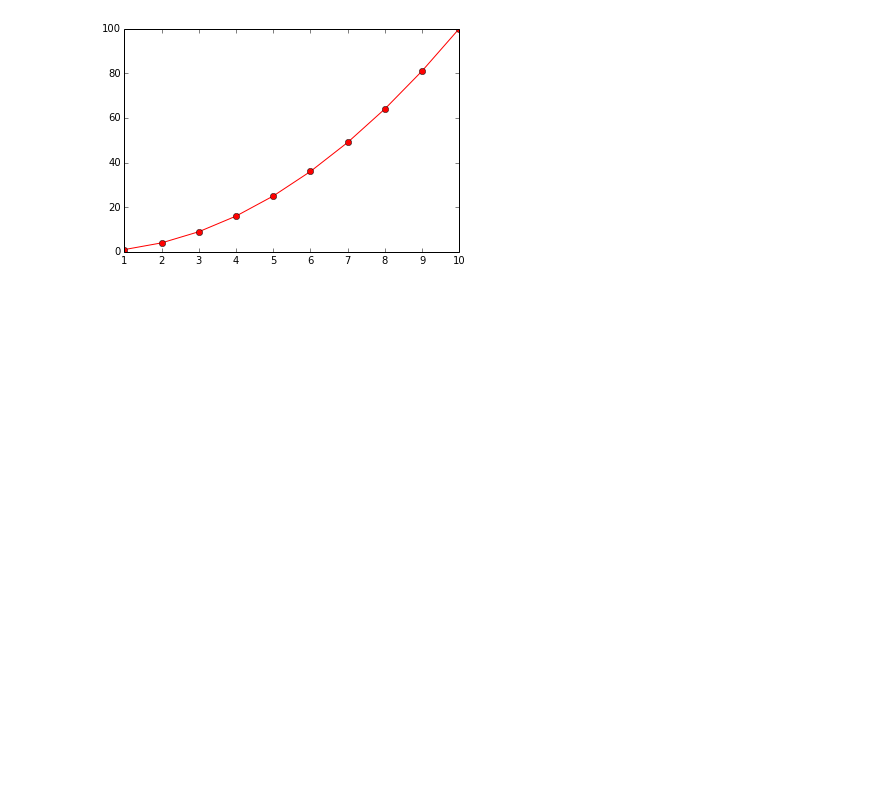
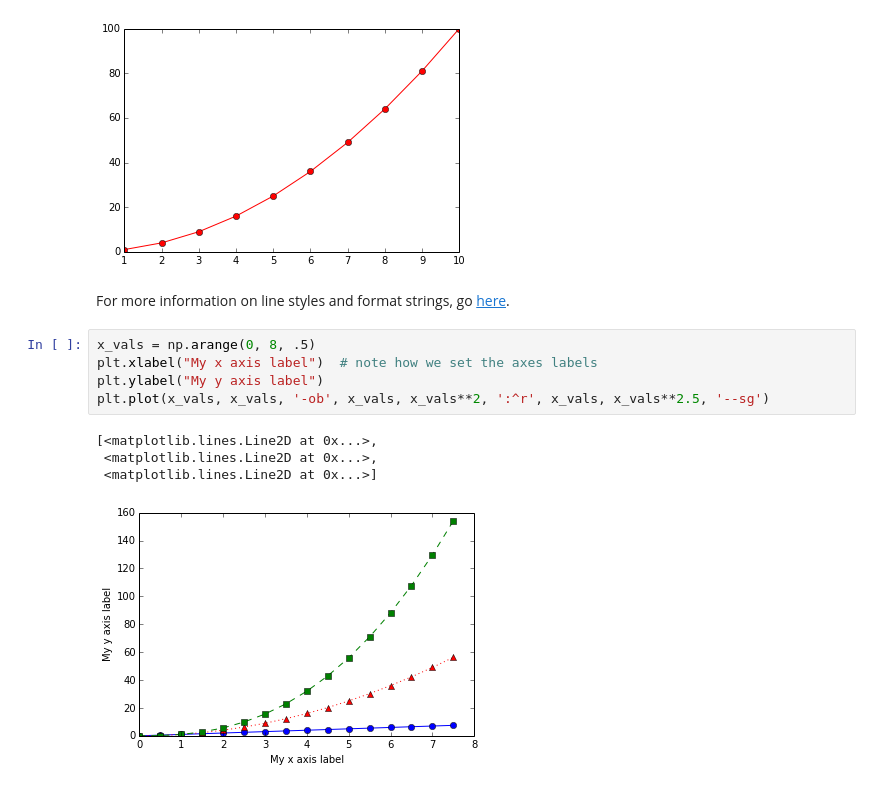
Before and after one commit to ambujtewari/stats607a-fall2014, a Jupyter notebook: Lecture 08.ipynb, the cells around one changed output. Saved outputs shown, nothing was run; the diff lists cells and outputs as text; blank space fills up the shorter version.

```diff
--- a/Lecture 08.ipynb
+++ b/Lecture 08.ipynb
@@ -30,3 +30,15 @@ plt.plot(x_vals, y_vals, '-or')  # red line with circles
 # %% [output]
 [<matplotlib.lines.Line2D at 0x...>]
 [figure]
+# %% [markdown]
+For more information on line styles and format strings, go [here](http://matplotlib.org/api/pyplot_api.html#matplotlib.pyplot.plot).
+# %%
+x_vals = np.arange(0, 8, .5)
+plt.xlabel("My x axis label")  # note how we set the axes labels
+plt.ylabel("My y axis label")
+plt.plot(x_vals, x_vals, '-ob', x_vals, x_vals**2, ':^r', x_vals, x_vals**2.5, '--sg')
+# %% [output]
+[<matplotlib.lines.Line2D at 0x...>,
+ <matplotlib.lines.Line2D at 0x...>,
+ <matplotlib.lines.Line2D at 0x...>]
+[figure, added]
```
